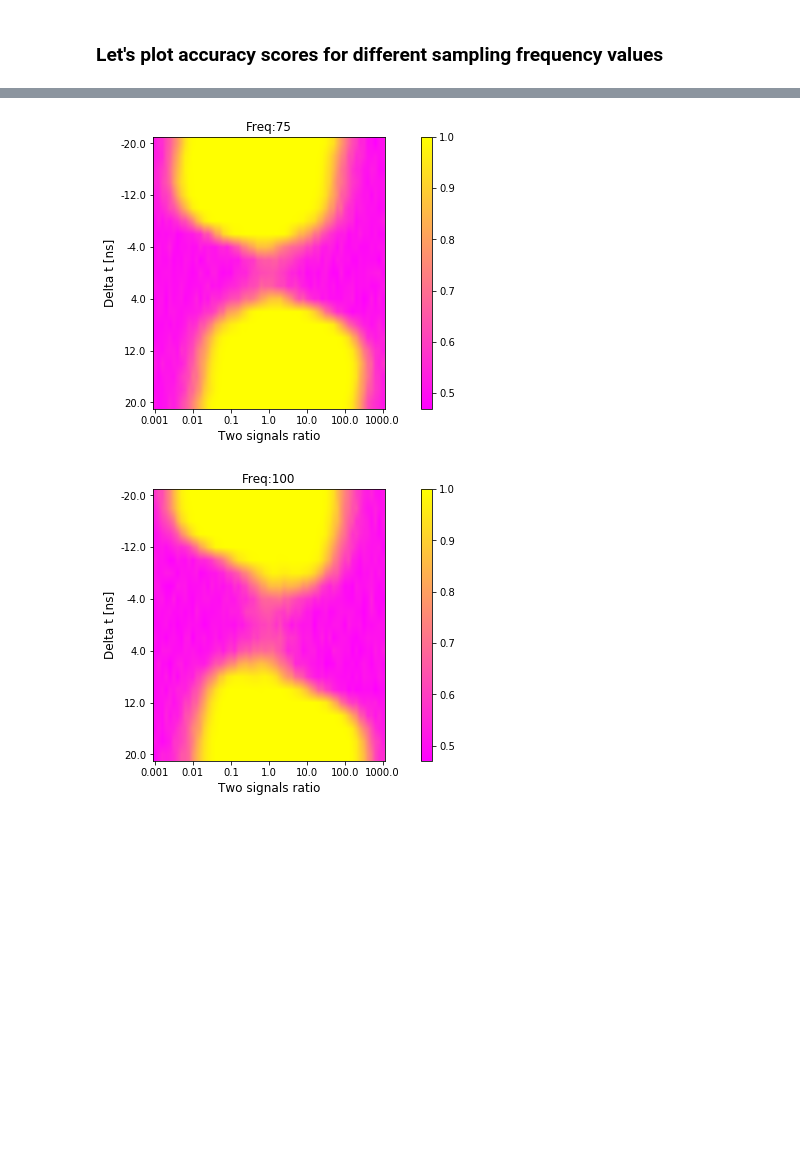
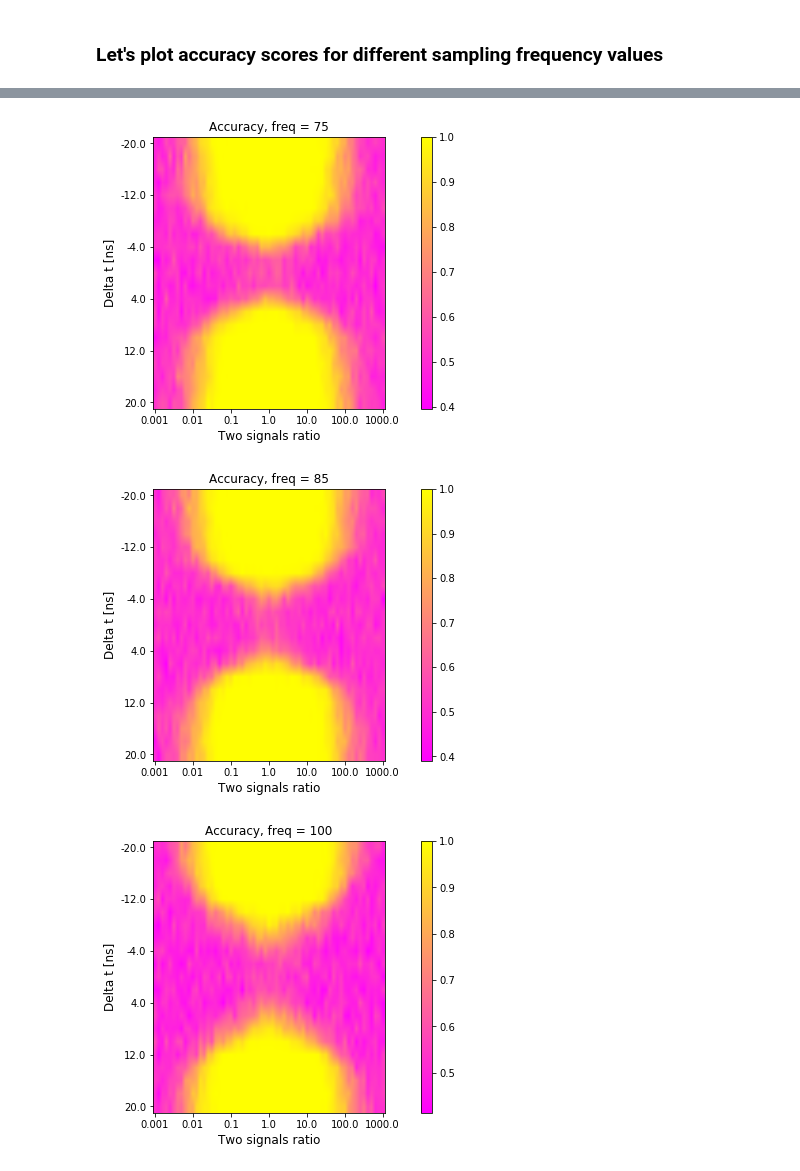
Before and after one commit to whiteRa2bit/cern_summer_project, a Jupyter notebook: problem2/classifier.ipynb, the cells around one changed output, grey strips where cells are left out. Cells and saved outputs as stored; diff of their text form; code cells hidden in the pictures; blank space fills up the shorter version.

Commit message:
fix bags with frequency and data generation in problem2

```diff
--- a/problem2/classifier.ipynb
+++ b/problem2/classifier.ipynb
@@ -82,12 +82,20 @@ print("Mean argmin =", np.argmin(X_origin, axis=1).mean())
 Mean argmin = 384.20412844036696
 [figure]
 # %%
+import random
+
 def generate_multi_signal(X_origin, tau, alpha, to_plot=False):
     first_idx, second_idx = np.random.choice(X_origin.shape[0], 2, replace=False)
     first_impulse = X_origin[first_idx]
     second_impulse = X_origin[second_idx]
 
-    second_impulse = signal_cyclic_shift(second_impulse, tau)
+
+    ### Randomly choose what signal to shift
+    if random.choice([True, False]):
+        first_impulse = signal_cyclic_shift(first_impulse, tau)
+    else:
+        second_impulse = signal_cyclic_shift(second_impulse, tau)
+
 
     multi_impulse = first_impulse + second_impulse*alpha
     multi_impulse /= -np.min(multi_impulse)
@@ -348,13 +356,13 @@ f1_score 0.430672397 (+/- 0.168063145)
 # %%
 alpha_values = np.array([np.around(10**i, decimals=4) for i in np.arange(-3, 3.1, 0.1)])
 tau_values = range(-100, 110, 10)
-freq_values = [1, 10, 25, 50, 75, 100]
+freq_values = [1, 25, 50, 60, 75, 85, 100]
 # alpha_values = np.around(np.arange(0, 100, 2), decimals=2)
 # %%
 def calculate_scores(X_origin, alpha_values, tau_values, data_size=100, freq=1):
     scores_dict = {}
 
-    for tau in tau_values:
+    for tau in tqdm.tqdm(tau_values):
         scores_dict[tau] = dict(zip(alpha_values, np.zeros(len(alpha_values))))
         for alpha in alpha_values:
             X, y = prepare_data(X_origin, tau, alpha, data_size=data_size)
@@ -416,7 +424,7 @@ def plot_color_map(scores_dict, alpha_values, tau_values, alpha_freq=10, tau_fre
     plt.figure(figsize=(5, 5))
     ax = plt.gca()
 
-    plt.title("Freq:" + str(freq))
+    plt.title("Accuracy, freq = " + str(freq))
     plt.xlabel("Two signals ratio", fontsize=12)
     plt.ylabel("Delta t [ns]", fontsize=12)
     plt.xticks([alpha_freq*i for i in range(len(alpha_values[::alpha_freq]))], alpha_values[::alpha_freq])
@@ -432,7 +440,7 @@ def plot_color_map(scores_dict, alpha_values, tau_values, alpha_freq=10, tau_fre
 # %%
 for freq in freq_values:
     X_origin, y_origin = get_data()
-    scores_dict = calculate_scores(X_origin, alpha_values, tau_values, data_size=2000, freq=freq)
+    scores_dict = calculate_scores(X_origin, alpha_values, tau_values, data_size=300, freq=freq)
     plot_color_map(scores_dict, alpha_values, tau_values, freq=freq)
 #     plot_score_3d(scores_dict)
 # %% [output]
@@ -443,2 +451,3 @@ for freq in freq_values:
-[figure, old version]
+[figure, new version]
-[figure, old version]
+[figure, new version]
+[figure, added]
```
Also changed, not shown: parts of 6 cells of this notebook.
